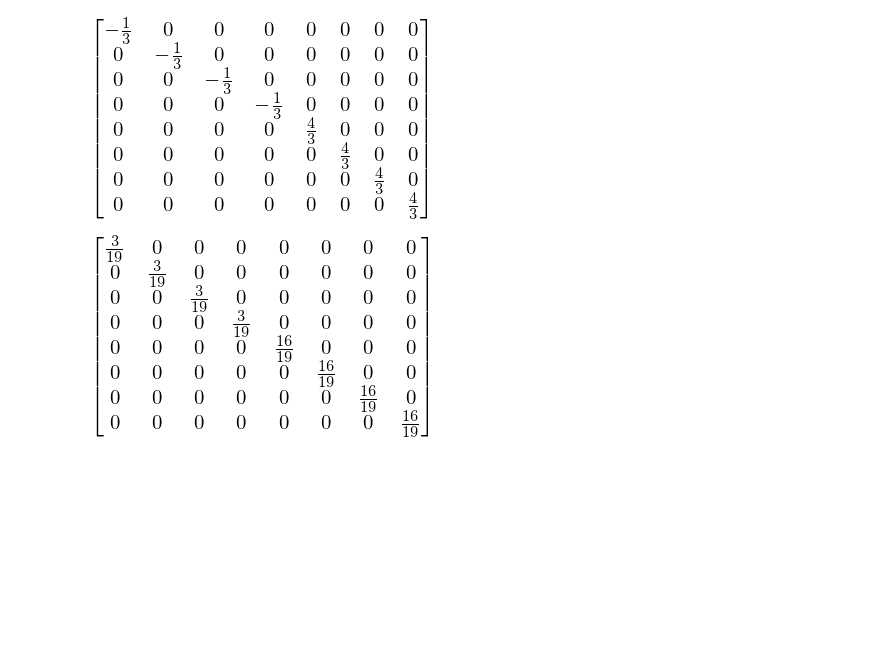
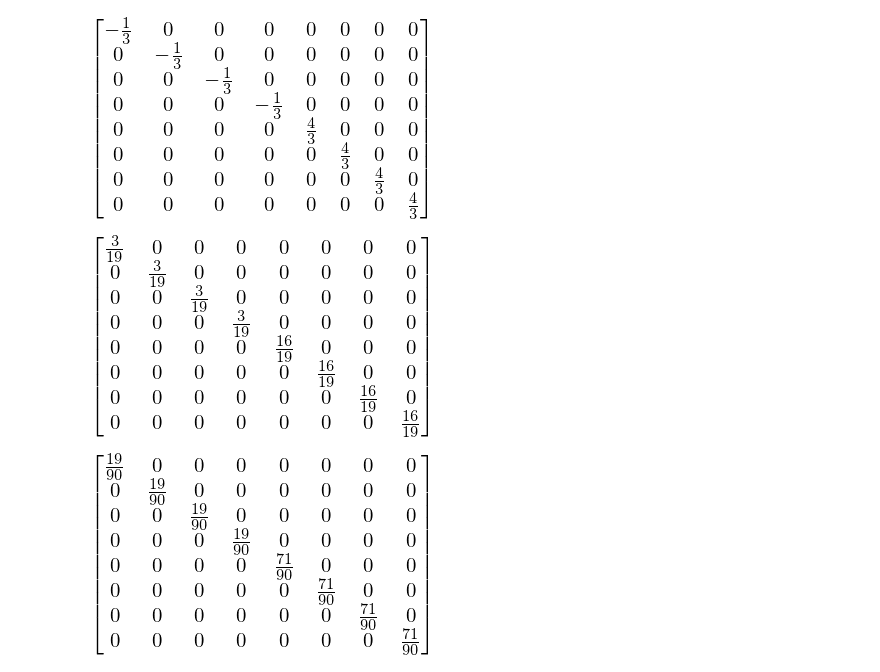
Before and after one commit to nicoguaro/FEM_resources, a Jupyter notebook: Lumped mass FEM.ipynb, the cells around one changed output. Saved outputs shown, nothing was run; the diff lists cells and outputs as text; code cells hidden in the pictures; blank space fills up the shorter version.

```diff
--- a/Lumped mass FEM.ipynb
+++ b/Lumped mass FEM.ipynb
@@ -73,6 +73,24 @@ def diag_scaling_lump(mass_mat):
     trace = mass_mat.trace()
     c = mass/trace
     return diag(*[c*mass_mat[i, i] for i in range(mass_mat.shape[0])])
+# %%
+def min_dist_lump(mass_mat):
+    """
+    Matrix lumping by minimizing the Frobenius norm subject
+    to a constraint of conservation of mass.
+    """
+    num = mass_mat.shape[0]
+    mass = sum(mass_mat)
+    lamda = symbols("lambda")
+    Ms = symbols('M0:%d'%num)
+    var = list(Ms)
+    mass_diag = diag(*var)
+    C = mass_mat - mass_diag
+    fun = (C.T*C).trace() + lamda*(mass - sum(mass_diag))
+    var.append(lamda)
+    grad = [diff(fun, x) for x in var]
+    sol = solve(grad, var)
+    return diag(*list(sol.values())[:-1])
 # %% [markdown]
 We can compare the methods for the tetrahedron
 # %%
@@ -95,6 +117,10 @@ row_lump(mass_quad8())
 diag_scaling_lump(mass_quad8())
 # %% [output]
 [figure]
+# %%
+min_dist_lump(mass_quad8())
+# %% [output]
+[figure, added]
 # %%
 from IPython.core.display import HTML
 def css_styling():
```
Also changed, not shown: parts of 1 cell of this notebook, 1 other file.
